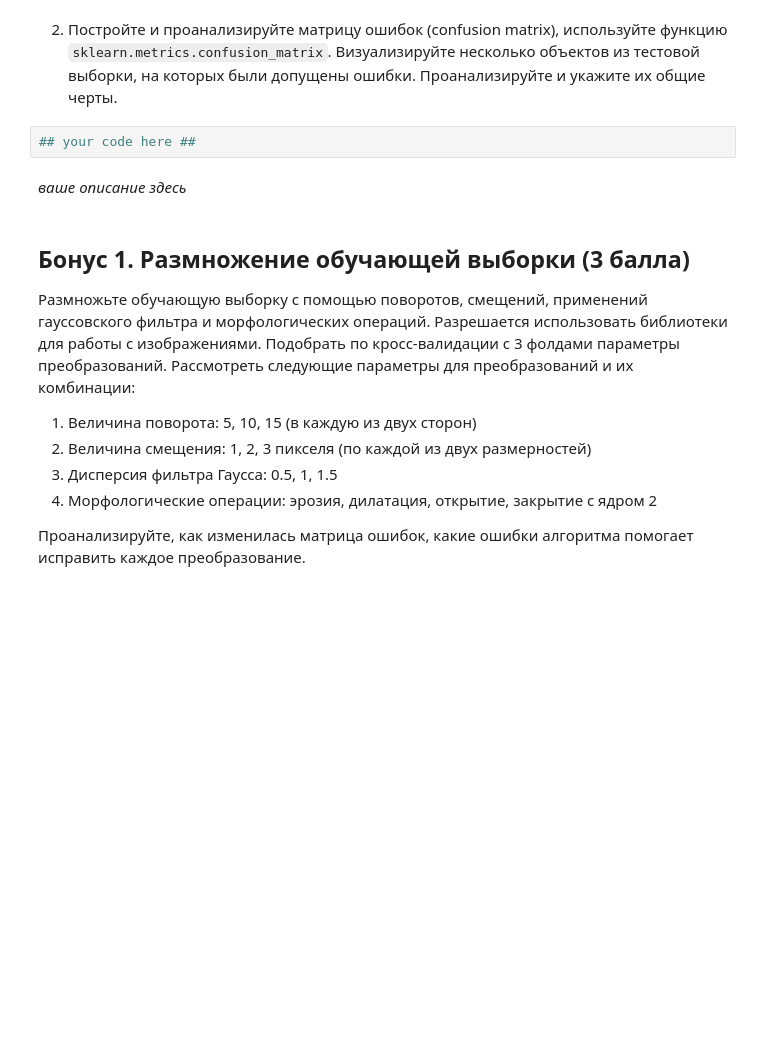
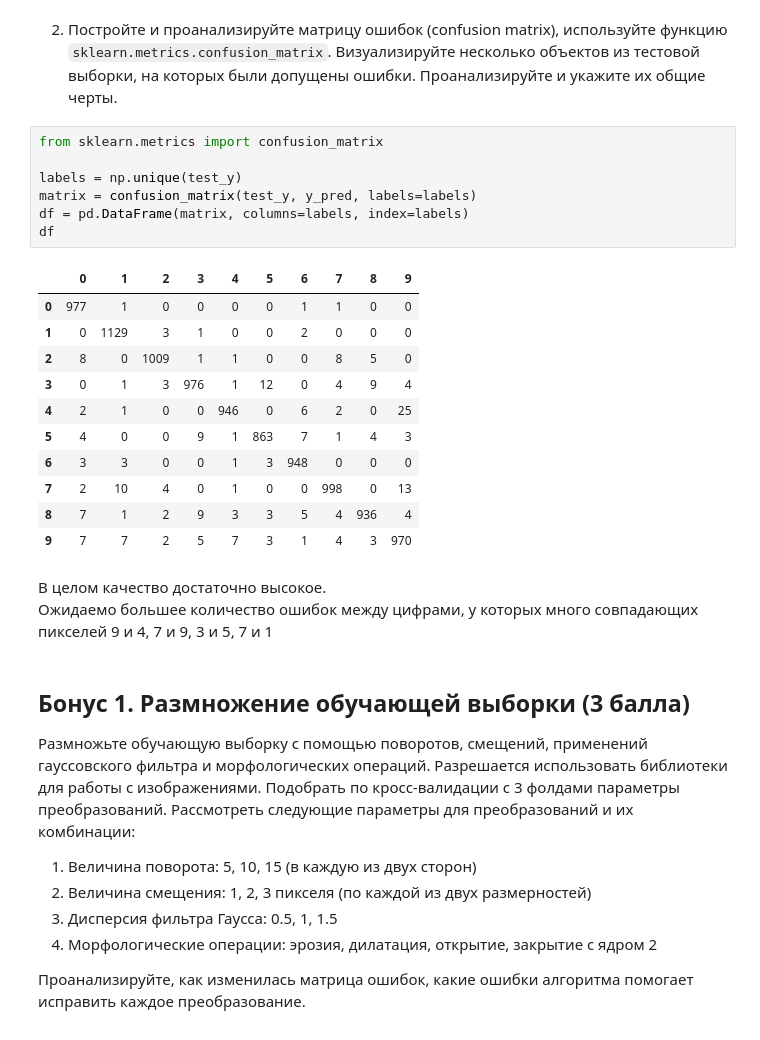
Before and after one commit to grach0v/AI_Masters, a Jupyter notebook: Machine_Learning_1/hw/hw3/main_task.ipynb, the cells around one changed output. Drawn from its saved outputs; the diff is of its cells as text; blank space fills up the shorter version.

```diff
--- a/Machine_Learning_1/hw/hw3/main_task.ipynb
+++ b/Machine_Learning_1/hw/hw3/main_task.ipynb
@@ -425,10 +429,28 @@ accuracy_score(y_pred, test_y), np.max(accuracies_cosine[4]), np.min(accuracies_
 Точность на тестовой выборке не сильно отличается от точности на фолдах.
 # %% [markdown]
 2. Постройте и проанализируйте матрицу ошибок (confusion matrix), используйте функцию `sklearn.metrics.confusion_matrix`. Визуализируйте несколько объектов из тестовой выборки, на которых были допущены ошибки. Проанализируйте и укажите их общие черты.
-# %%
-## your code here ##
-# %% [markdown]
-*ваше описание здесь*
+# %%
+from sklearn.metrics import confusion_matrix
+
+labels = np.unique(test_y)
+matrix = confusion_matrix(test_y, y_pred, labels=labels)
+df = pd.DataFrame(matrix, columns=labels, index=labels)
+df
+# %% [output]
+|  | 0 | 1 | 2 | 3 | 4 | 5 | 6 | 7 | 8 | 9 |
+| 0 | 977 | 1 | 0 | 0 | 0 | 0 | 1 | 1 | 0 | 0 |
+| 1 | 0 | 1129 | 3 | 1 | 0 | 0 | 2 | 0 | 0 | 0 |
+| 2 | 8 | 0 | 1009 | 1 | 1 | 0 | 0 | 8 | 5 | 0 |
+| 3 | 0 | 1 | 3 | 976 | 1 | 12 | 0 | 4 | 9 | 4 |
+| 4 | 2 | 1 | 0 | 0 | 946 | 0 | 6 | 2 | 0 | 25 |
+| 5 | 4 | 0 | 0 | 9 | 1 | 863 | 7 | 1 | 4 | 3 |
+| 6 | 3 | 3 | 0 | 0 | 1 | 3 | 948 | 0 | 0 | 0 |
+| 7 | 2 | 10 | 4 | 0 | 1 | 0 | 0 | 998 | 0 | 13 |
+| 8 | 7 | 1 | 2 | 9 | 3 | 3 | 5 | 4 | 936 | 4 |
+| 9 | 7 | 7 | 2 | 5 | 7 | 3 | 1 | 4 | 3 | 970 |
+# %% [markdown]
+В целом качество достаточно высокое.
+Ожидаемо большее количество ошибок между цифрами, у которых много совпадающих пикселей 9 и 4, 7 и 9, 3 и 5, 7 и 1
 # %% [markdown]
 ## Бонус 1. Размножение обучающей выборки (3 балла)
 
```
Also changed, not shown: parts of 16 cells of this notebook.
